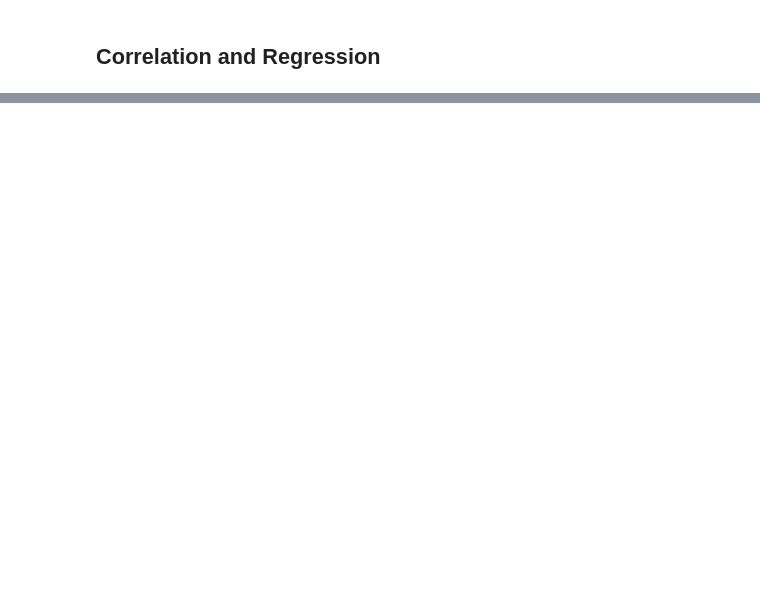
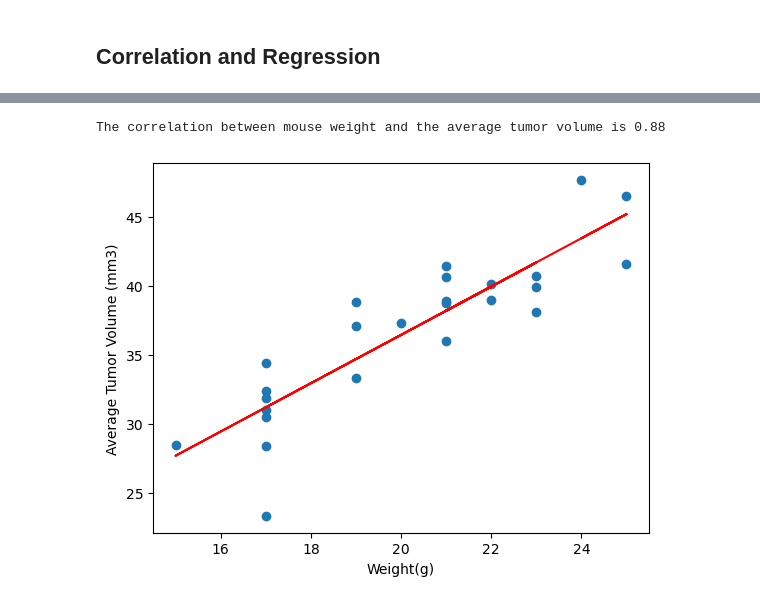
Before and after one commit to kellamchris/matplotlib_challenge, a Jupyter notebook: Pymaceuticals/pymaceuticals_starter.ipynb, the cells around one changed output, grey strips where cells are left out. Saved outputs shown, nothing was run; the diff lists cells and outputs as text; code cells hidden in the pictures; blank space fills up the shorter version.

Commit message:
finished calculating correlation and regression

```diff
--- a/Pymaceuticals/pymaceuticals_starter.ipynb
+++ b/Pymaceuticals/pymaceuticals_starter.ipynb
@@ -273,0 +274,23 @@ The correlation between mouse weight and the average tumor volume is 0.84
+# %%
+# Calculate the correlation coefficient and a linear regression model
+# for mouse weight and average observed tumor volume for the entire Capomulin regimen
+
+#correlation coefficient calculation
+correlation = st.pearsonr(capomulin_data["Weight (g)"], capomulin_data["Tumor Volume (mm3)"])
+
+print(f"The correlation between mouse weight and the average tumor volume is {round(correlation[0],2)}")
+
+#linear regression model
+slope, intercept, rvalue, pvalue, stderr = st.linregress(capomulin_data["Weight (g)"],capomulin_data["Tumor Volume (mm3)"])
+line_eq = slope * capomulin_data["Weight (g)"] + intercept
+
+#plot data
+plt.scatter(capomulin_data["Weight (g)"], capomulin_data["Tumor Volume (mm3)"])
+plt.plot(capomulin_data["Weight (g)"], line_eq, color = "red")
+
+plt.xlabel("Weight(g)")
+plt.ylabel("Average Tumor Volume (mm3)")
+plt.show()
+# %% [output]
+The correlation between mouse weight and the average tumor volume is 0.88
+[figure, added]
```
Also changed, not shown: parts of 3 cells of this notebook.
